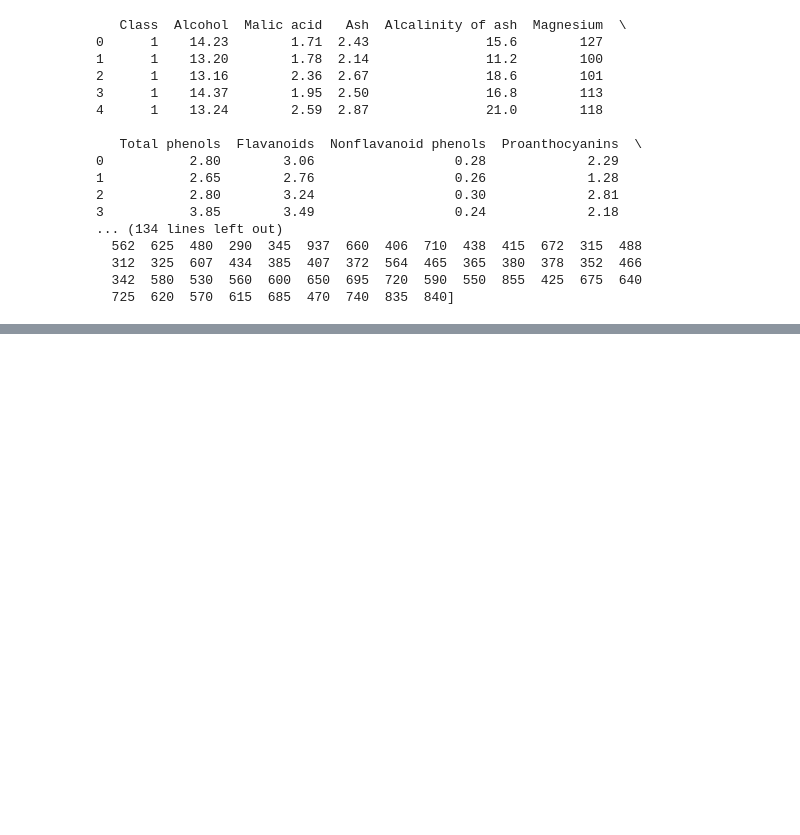
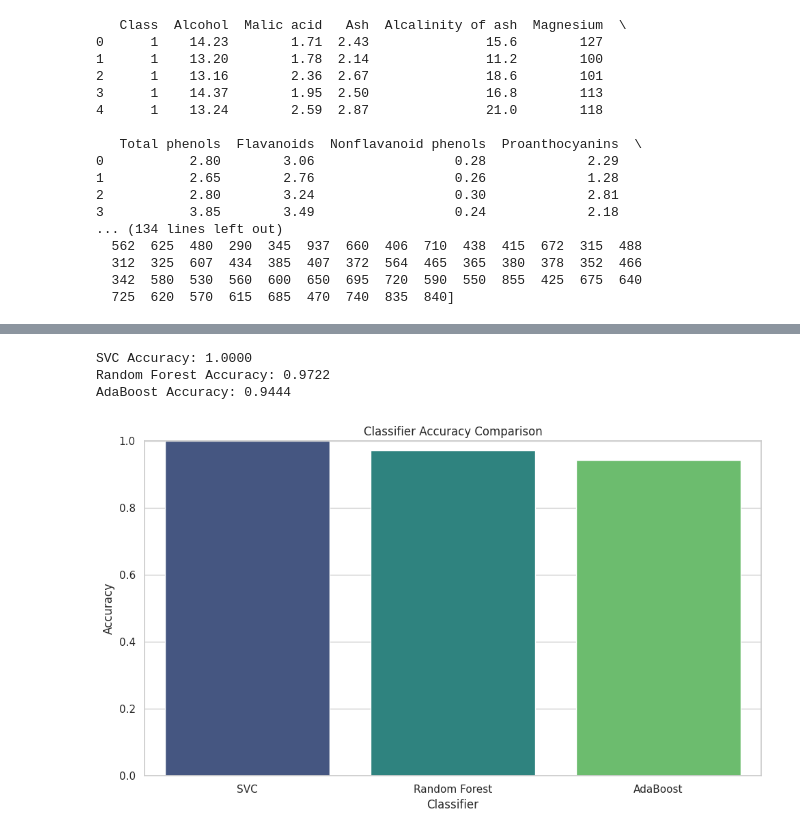
Before and after one commit to Trolann/cmpe188-assignments, a Jupyter notebook: svm_homework/svm_homework.ipynb, the cells around one changed output, grey strips where cells are left out. Saved outputs shown, nothing was run; the diff lists cells and outputs as text; code cells hidden in the pictures; blank space fills up the shorter version.

```diff
--- a/svm_homework/svm_homework.ipynb
+++ b/svm_homework/svm_homework.ipynb
@@ -137,0 +179,32 @@ AdaBoost: 0.957143 (0.057143)
+# %%
+accuracy_dict = {}
+for name, model in models:
+    model.fit(X_train, Y_train)
+    y_pred = model.predict(X_test)
+    accuracy = model.score(X_test, Y_test)
+    accuracy_dict[name] = accuracy
+    print(f"{name} Accuracy: {accuracy:.4f}")
+
+# Plotting the accuracies
+import matplotlib.pyplot as plt
+import numpy as np
+import seaborn as sns
+
+# Set the style
+sns.set_theme(style="whitegrid")
+methods = list(accuracy_dict.keys())
+accuracies = list(accuracy_dict.values())
+
+plt.figure(figsize=(10, 6))
+sns.barplot(x=methods, y=accuracies, hue=methods, palette="viridis", legend=False)
+plt.title('Classifier Accuracy Comparison')
+plt.xlabel('Classifier')
+plt.ylabel('Accuracy')
+plt.ylim(0, 1) # Accuracy domain
+plt.tight_layout()
+plt.show()
+# %% [output]
+SVC Accuracy: 1.0000
+Random Forest Accuracy: 0.9722
+AdaBoost Accuracy: 0.9444
+[figure, added]
```
Also changed, not shown: parts of 20 cells of this notebook.
